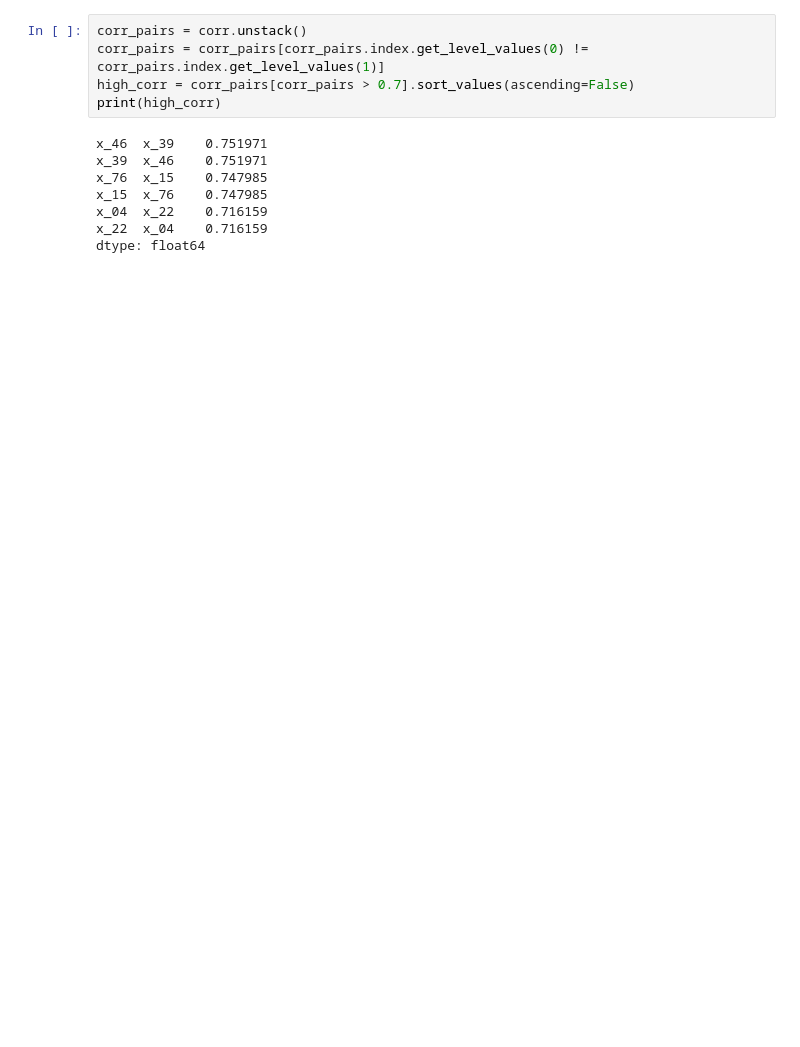
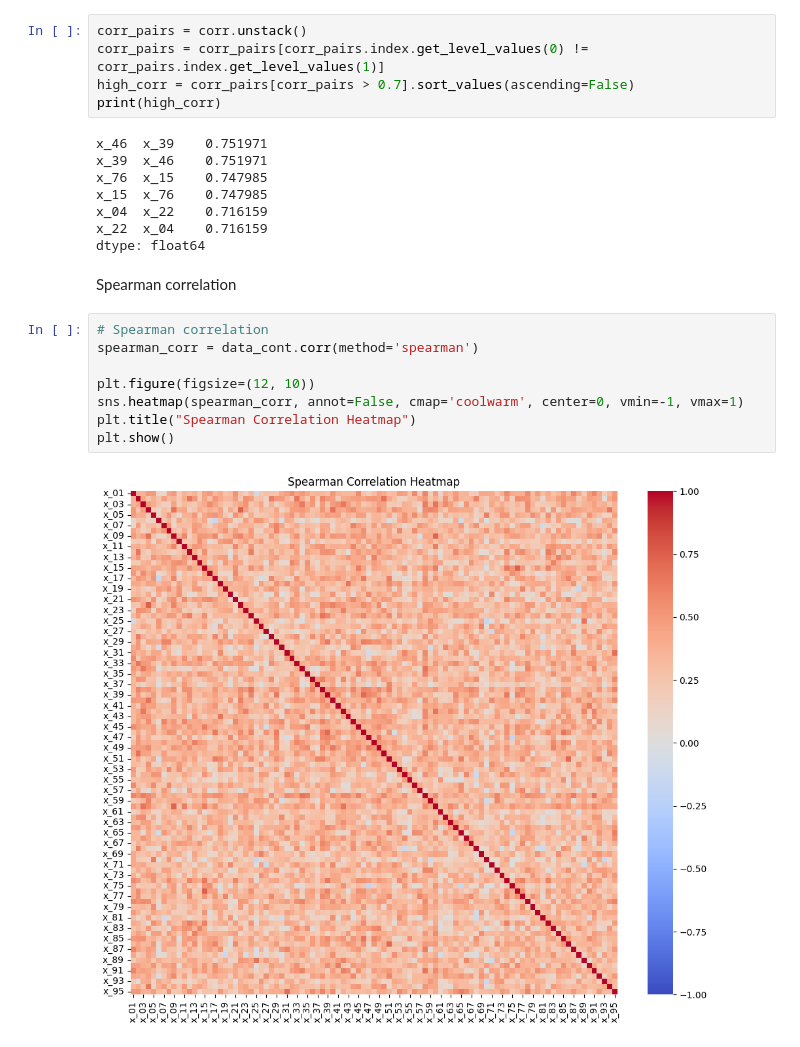
Before and after one commit to mariatmvendas/Case1_CompData, a Jupyter notebook: maria.ipynb, the cells around one changed output. Drawn from its saved outputs; the diff is of its cells as text; blank space fills up the shorter version.

```diff
--- a/maria.ipynb
+++ b/maria.ipynb
@@ -131,3 +232,15 @@ x_15  x_76    0.747985
 x_04  x_22    0.716159
 x_22  x_04    0.716159
 dtype: float64
+# %% [markdown]
+Spearman correlation
+# %%
+# Spearman correlation
+spearman_corr = data_cont.corr(method='spearman')
+
+plt.figure(figsize=(12, 10))
+sns.heatmap(spearman_corr, annot=False, cmap='coolwarm', center=0, vmin=-1, vmax=1)
+plt.title("Spearman Correlation Heatmap")
+plt.show()
+# %% [output]
+[figure, added]
```
Also changed, not shown: parts of 14 cells of this notebook.
